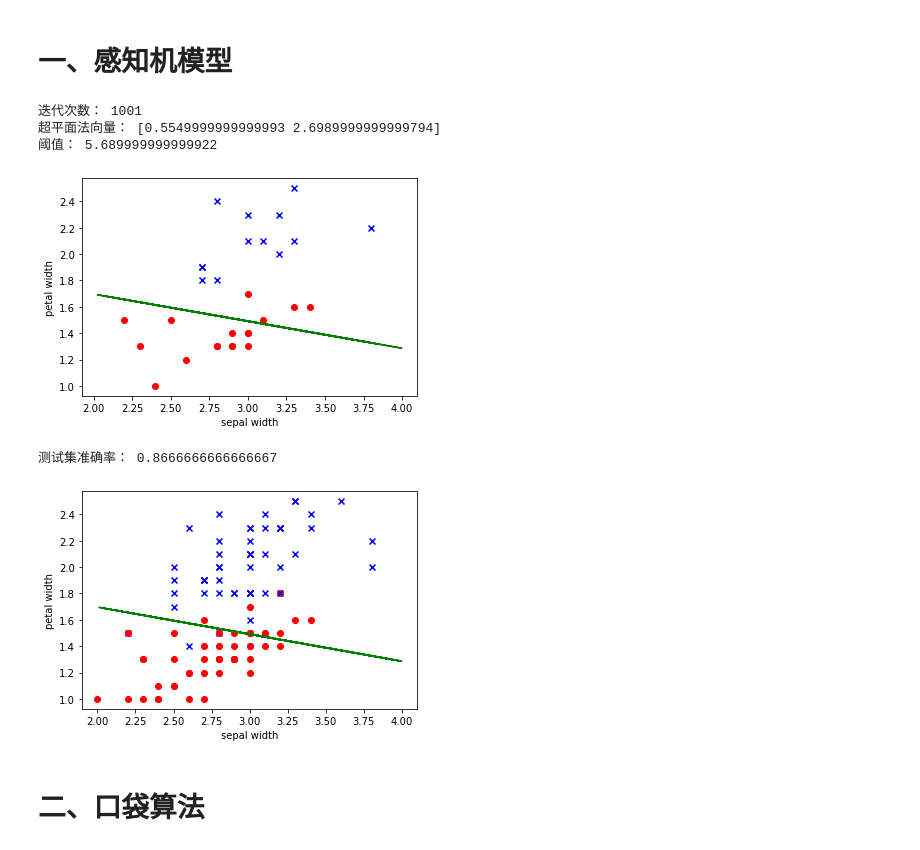
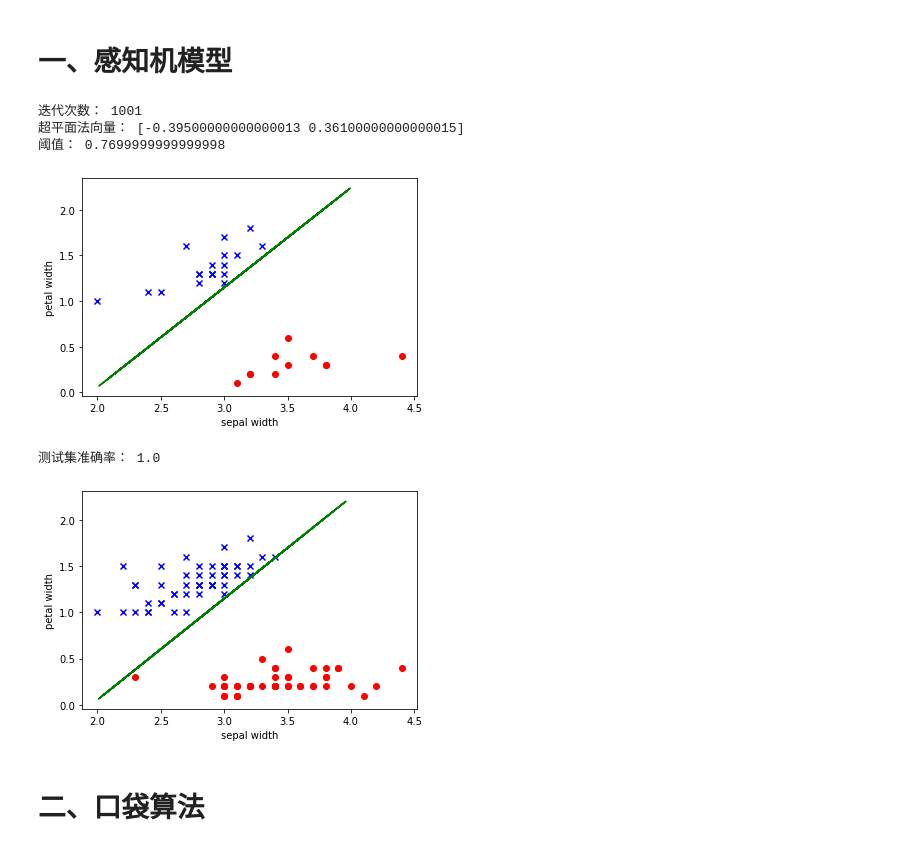
Before and after one commit to ZZh2333/NeuralNetworkAndDeepLearning, a Jupyter notebook: 3-24homework/homeworkv1.ipynb, the cells around one changed output. Cells and saved outputs as stored; diff of their text form; code cells hidden in the pictures.

```diff
--- a/3-24homework/homeworkv1.ipynb
+++ b/3-24homework/homeworkv1.ipynb
@@ -46,6 +46,6 @@ data = pd.DataFrame(data,columns = col)
 # %% [markdown]
 ### 取前100行作为本次实验数据
 # %%
-data = data[50:]
-data
+data = data[:100]
+len(data)
 # %% [output]
@@ -65,8 +53,8 @@ data
 # %% [markdown]
 ### 重写class
 # %%
-data.loc[(data['class']=='Iris-virginica'),'class'] = 1
-data.loc[(data['class']=='Iris-versicolor'),'class'] = -1
+data.loc[(data['class']=='Iris-setosa'),'class'] = -1
+data.loc[(data['class']=='Iris-versicolor'),'class'] = 1
 # %% [markdown]
 ### 打乱数据
 # %%
@@ -152,7 +140,7 @@ def feeling():
             x = np.array(training[i][:-1])
             y = np.array(training[i][-1])
 
-            s = np.sum(w*x)-c
+            s = np.sum(w*x)+c
             z = sign(s)
             if y * z <= 0:
 #                 e = y-z
@@ -170,7 +158,7 @@ if __name__=='__main__':
     count = 0
     for i in range(len(test)):
         target = test[i][-1:]
-        result = sign(np.sum(w*test[i][:-1])-c)
+        result = sign(np.sum(w*test[i][:-1])+c)
         if(target == result):
             count += 1
     accuracy = float(count/len(test))
@@ -184,8 +172,8 @@ if __name__=='__main__':
 #             plt.scatter(data[i][0],data[i][1],c='r')
 #         else:
 #             plt.scatter(data[i][0],data[i][1],c='b')
-    X = np.random.uniform(2,4,50)
-    Y = -(w[0]*X-c)/w[1]
+    X = np.random.uniform(2,4,100)
+    Y = -(w[0]*X+c)/w[1]
     plt.xlabel('sepal width')
     plt.ylabel('petal width')
     plt.plot(X,Y,'g')
@@ -193,24 +181,24 @@ if __name__=='__main__':
     print("测试集准确率：",accuracy)
 # %% [output]
 迭代次数： 1001
-超平面法向量： [0.5549999999999993 2.6989999999999794]
-阈值： 5.689999999999922
+超平面法向量： [-0.39500000000000013 0.36100000000000015]
+阈值： 0.7699999999999998
-[figure, old version]
+[figure, new version]
-测试集准确率： 0.8666666666666667
+测试集准确率： 1.0
 # %%
 for i in range(len(data)):
     if data[i][-1] == -1:
         plt.scatter(data[i][0],data[i][1],c='r',marker='o')
     else:
         plt.scatter(data[i][0],data[i][1],c='b',marker='x')
-X = np.random.uniform(2,4,50)
-Y = -(w[0]*X-c)/w[1]
+X = np.random.uniform(2,4,100)
+Y = -(w[0]*X+c)/w[1]
 plt.xlabel('sepal width')
 plt.ylabel('petal width')
 plt.plot(X,Y,'g')
 plt.show()
 # %% [output]
-[figure, old version]
+[figure, new version]
 # %% [markdown]
 # 二、口袋算法
 # %%
```
Also changed, not shown: parts of 8 cells of this notebook, 6 other files.
